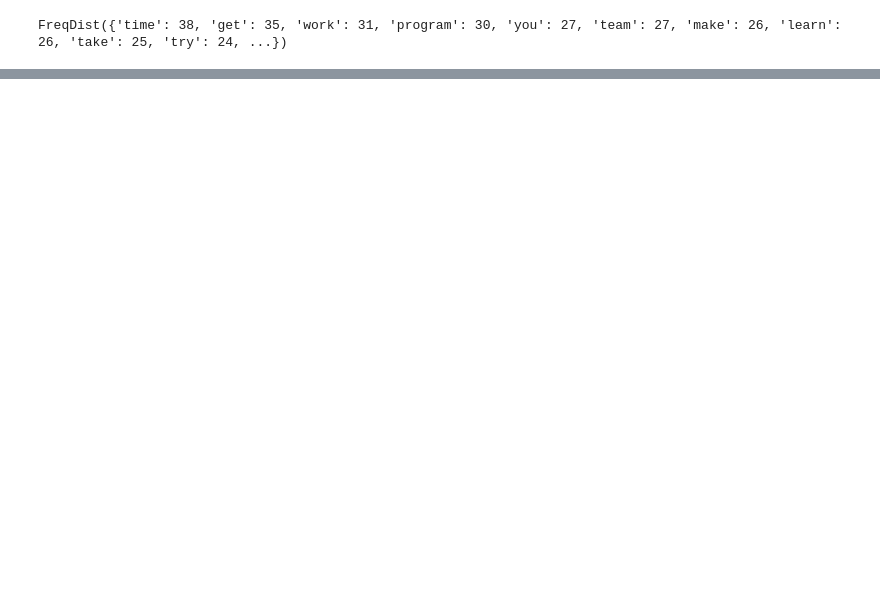
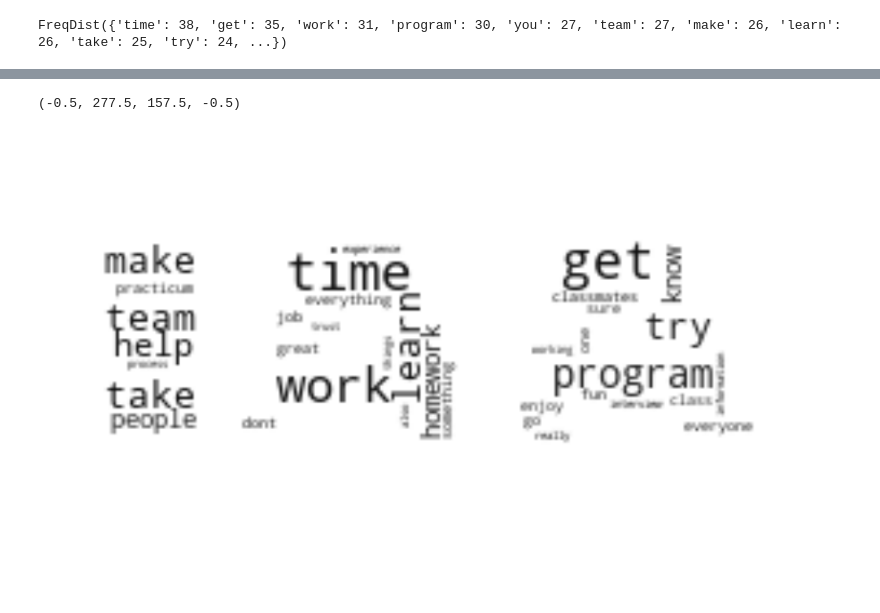
Before and after one commit to Grwatki3/IAA_TIPS, a Jupyter notebook: text-analysis.ipynb, the cells around one changed output, grey strips where cells are left out. Saved outputs shown, nothing was run; the diff lists cells and outputs as text; code cells hidden in the pictures; blank space fills up the shorter version.

```diff
--- a/text-analysis.ipynb
+++ b/text-analysis.ipynb
@@ -11,7 +36,10 @@ then make a single text string
 #data_2 = data["TIP #2"]
 ##data_3=data["TIP #3"]
 #data_4=data["Anything else you want to mention?"]
-group = pd.concat([data["TIP #1"],data["TIP #2"],data["TIP #3"],data["Anything else you want to mention?"]],ignore_index=True,axis=0)
+group = pd.concat([data["TIP #1"],empty["space"],data["TIP #2"],empty["space"],data["TIP #3"],
+                   empty["space"],data["Anything else you want to mention?"]],ignore_index=True,axis=0)
+#group = pd.concat([data["TIP #1"],data["TIP #2"],data["TIP #3"],
+#                  data["Anything else you want to mention?"]],ignore_index=True,axis=0)
 group.dropna(inplace=True)
 text = ''
 for row, item in group.iteritems():
@@ -123,0 +216,18 @@ plt.show()
+# %%
+from PIL import Image
+import numpy as np
+IAA_mask = np.array(Image.open("IAA.png"))
+
+# Custom Colormap
+from matplotlib.colors import LinearSegmentedColormap
+colors = ["#000000", "#111111", "#101010", "#121212", "#212121", "#222222"]
+cmap = LinearSegmentedColormap.from_list("mycmap", colors)
+
+wc = WordCloud(background_color="white", mask=IAA_mask, colormap=cmap)
+wc.generate_from_frequencies(dictionary)
+plt.figure(figsize=(16,12))
+plt.imshow(wc, interpolation="bilinear")
+plt.axis("off")
+# %% [output]
+(-0.5, 277.5, 157.5, -0.5)
+[figure, added]
```
Also changed, not shown: parts of 25 cells of this notebook.
